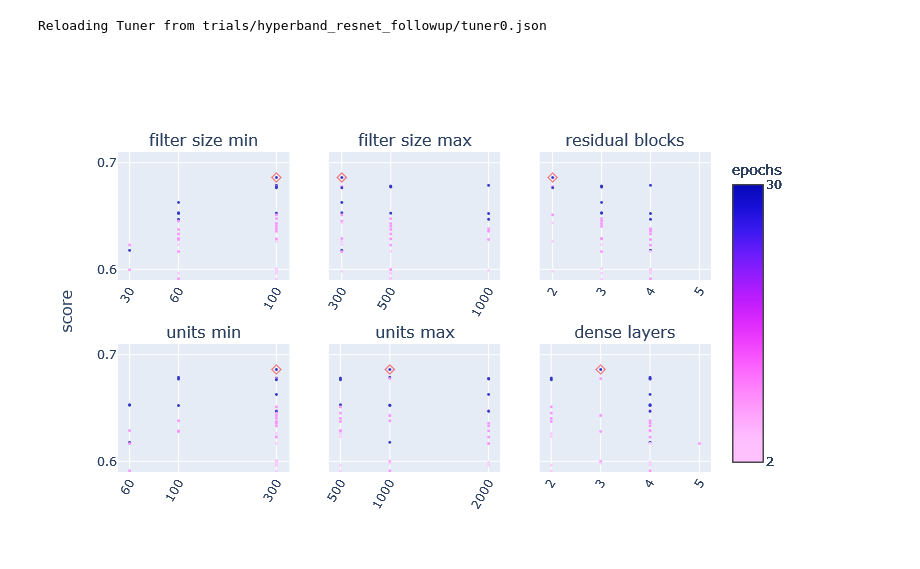
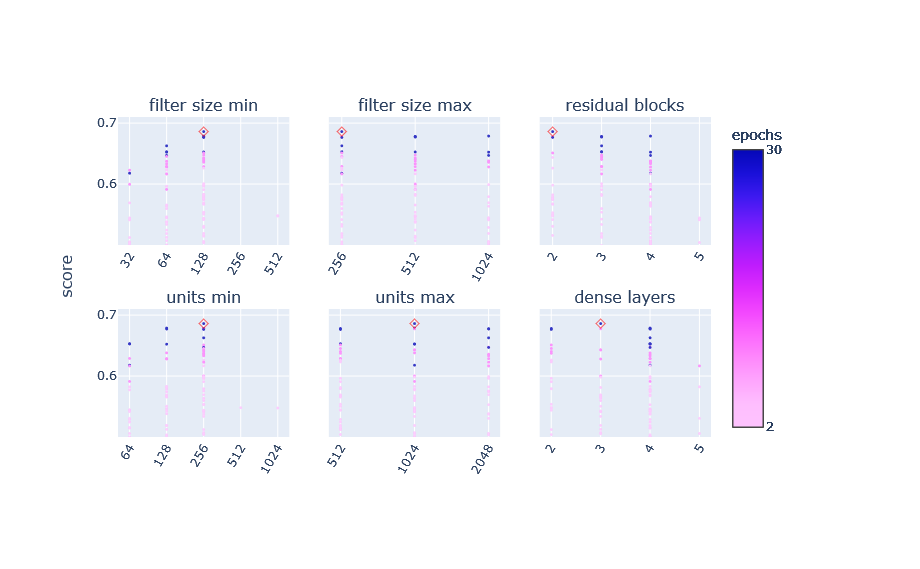
Before and after one commit to pj097/ClimateForestModeling, a Jupyter notebook: plot_tuner.ipynb, the cells around one changed output. Saved outputs shown, nothing was run; the diff lists cells and outputs as text; code cells hidden in the pictures.

```diff
--- a/plot_tuner.ipynb
+++ b/plot_tuner.ipynb
@@ -22,16 +22,6 @@ import hyper_model_creator
 # %%
 figures_dir = Path('report', 'figures', 'figures_tuner')
 # %%
-trials_dir = Path('trials', 'hyperband_resnet_followup2')
+trials_dir_1 = Path('trials', 'hyperband_resnet_followup')
+trials_dir_2 = Path('trials', 'hyperband_resnet_followup2')
 trials_metric = 'val_weightedf2score'
-hypermodel = hyper_model_creator.BuildHyperModel(trials_dir, trials_metric)
-
-tuner = kt.Hyperband(
-    hypermodel,
-    objective=kt.Objective(trials_metric, direction='max'),
-    directory=trials_dir.parent,
-    project_name=trials_dir.name,
-)
-hp = tuner.oracle.get_space()
-# %% [output]
-Reloading Tuner from trials/hyperband_resnet_followup/tuner0.json
@@ -40,26 +28,8 @@ Reloading Tuner from trials/hyperband_resnet_followup/tuner0.json
-# %%
-rows = []
-for p in hp.space:
-    config = p.get_config()
-    rows.append(config)
-
-search_space = pd.DataFrame(rows)[['name', 'values']].fillna('[true, false]').astype('string')
-for c in search_space.columns:
-    search_space[c] = search_space[c].str.replace('_', '\\_')
-
-tex = search_space.to_latex(
-    index=False,
-    caption='Summary of initial hyperparameter search space.',
-    label=f'tab:{trials_dir.name}_params',
-)
-tex = tex.split('\n')
-tex.insert(3, f'\centering\n')
-
-with open(figures_dir.joinpath(f'{trials_dir.name}_params.tex'), 'w') as f:
-    f.write('\n'.join(tex))
 # %%
 rows = []
-for trial in sorted(list(trials_dir.glob('trial_*'))):
+for trial in sorted(
+    list(trials_dir_1.glob('trial_*')) + list(trials_dir_2.glob('trial_*'))
+):
     with open(trial.joinpath('trial.json')) as f:
         results = json.load(f)
         row = {'score': results['score']} | results['hyperparameters']['values']
@@ -83,6 +53,7 @@ trials_df['dense_layers'] = (
 nrows, ncols = 2, 3
 fig = make_subplots(
     rows=nrows, cols=ncols, shared_yaxes='all', y_title='score',
+    shared_xaxes=False,
     subplot_titles=trials_df.columns[1:].str.replace('_', ' '),
     vertical_spacing=0.2,
 )
@@ -106,37 +77,36 @@ for i, col in enumerate(trials_df.columns[1:].drop('epochs')):
             colorbar_title='epochs',
             colorbar_tickvals=[trials_df['epochs'].min(), trials_df['epochs'].max()]
         ),
         opacity=0.8,
     ), **position)
 
     fig.append_trace(go.Scatter(
         y=[trials_df['score'].max()],
         x=[x[trials_df['score'].idxmax()]],
         mode='markers',
         marker_symbol='diamond-open',
         marker_color='red',
         marker_size=7,
         opacity=0.6,
     ), **position)
 
     fig.update_xaxes(
-        type='log' if 'learning_rate' in col else None,
-        tickformat='.1r',
+        type='log' if position['col'] != 3 else None,
         tickangle=-60,
         tickvals=x.unique(),
         **position
     )
-    fig.update_yaxes(range=[0.59, 0.71], tickvals=[0.6, 0.7])
+    fig.update_yaxes(range=[0.5, 0.71], tickvals=[0.6, 0.7])
 
 fig.update_layout(
     height=500, width=700, showlegend=False,
     margin=dict(l=80, r=80, t=100, b=80)
 )
 
 fig.write_image(figures_dir.joinpath(f'{trials_dir.name}_params.pdf'))
 fig.show()
 # %% [output]
-[figure, old version]
+[figure, new version]
 # %%
 model_dir = Path('models', 'hypertuned-237212-7-64-2017_2018_2019')
 model = tf.keras.models.load_model(model_dir.joinpath('model.keras'))
```
Also changed, not shown: parts of 1 cell of this notebook, 6 other files.
